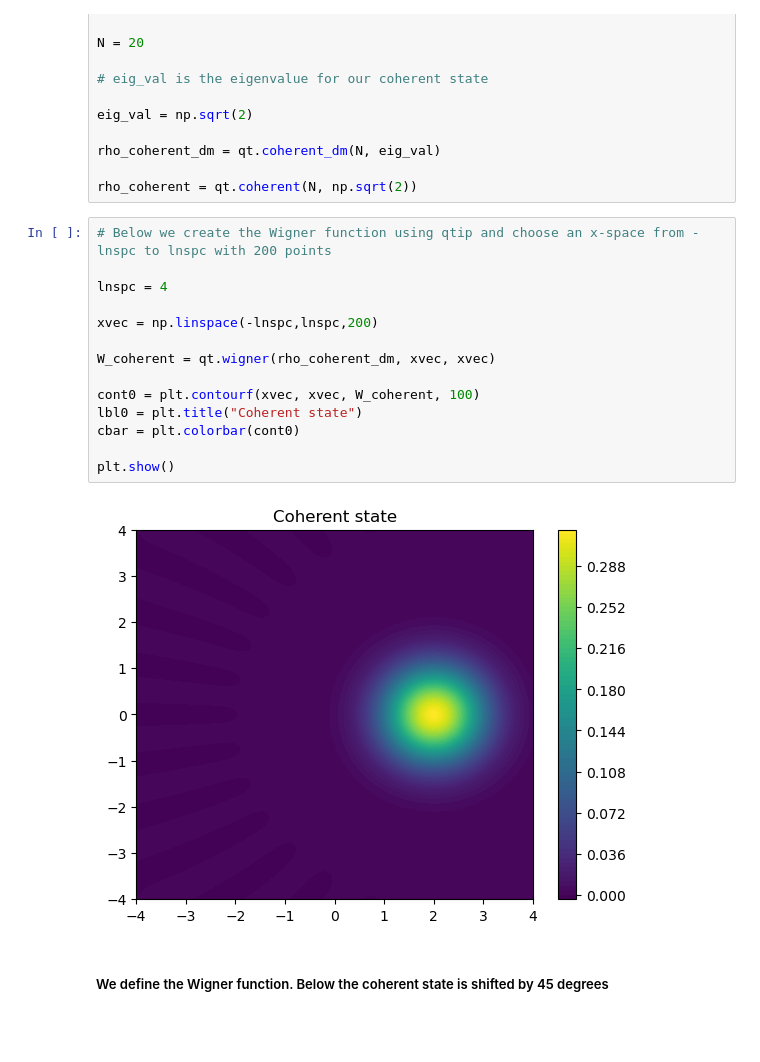
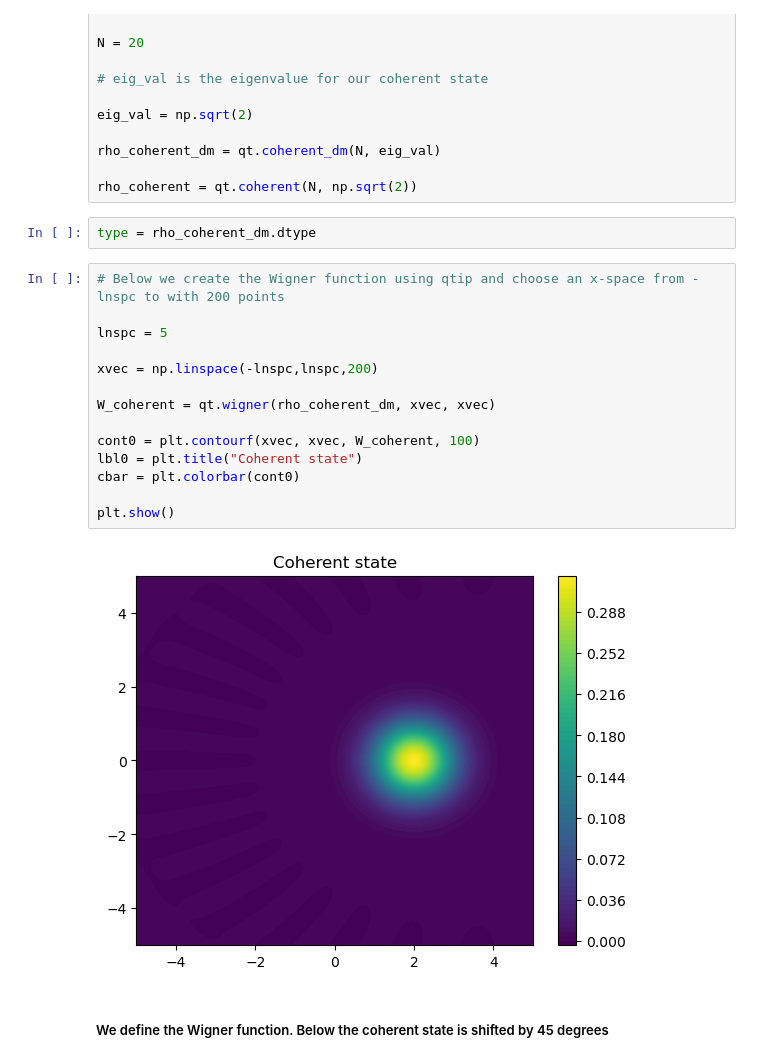
Before and after one commit to Rasmus9023/Homodyne-Tomography, a Jupyter notebook: prob_theta.ipynb, the cells around one changed output. Drawn from its saved outputs; the diff is of its cells as text; blank space fills up the shorter version.

```diff
--- a/prob_theta.ipynb
+++ b/prob_theta.ipynb
@@ -35,22 +35,24 @@ eig_val = np.sqrt(2)
 rho_coherent_dm = qt.coherent_dm(N, eig_val)
 
 rho_coherent = qt.coherent(N, np.sqrt(2))
+# %%
+type = rho_coherent_dm.dtype
 # %%
-# Below we create the Wigner function using qtip and choose an x-space from -lnspc to lnspc with 200 points
+# Below we create the Wigner function using qtip and choose an x-space from -lnspc to with 200 points
 
-lnspc = 4
+lnspc = 5
 
 xvec = np.linspace(-lnspc,lnspc,200)
 
 W_coherent = qt.wigner(rho_coherent_dm, xvec, xvec)
 
 cont0 = plt.contourf(xvec, xvec, W_coherent, 100)
 lbl0 = plt.title("Coherent state")
 cbar = plt.colorbar(cont0)
 
 plt.show()
 # %% [output]
-[figure, old version]
+[figure, new version]
 # %% [markdown]
 ##### We define the Wigner function. Below the coherent state is shifted by 45 degrees
 # %%
```
Also changed, not shown: parts of 14 cells of this notebook.
